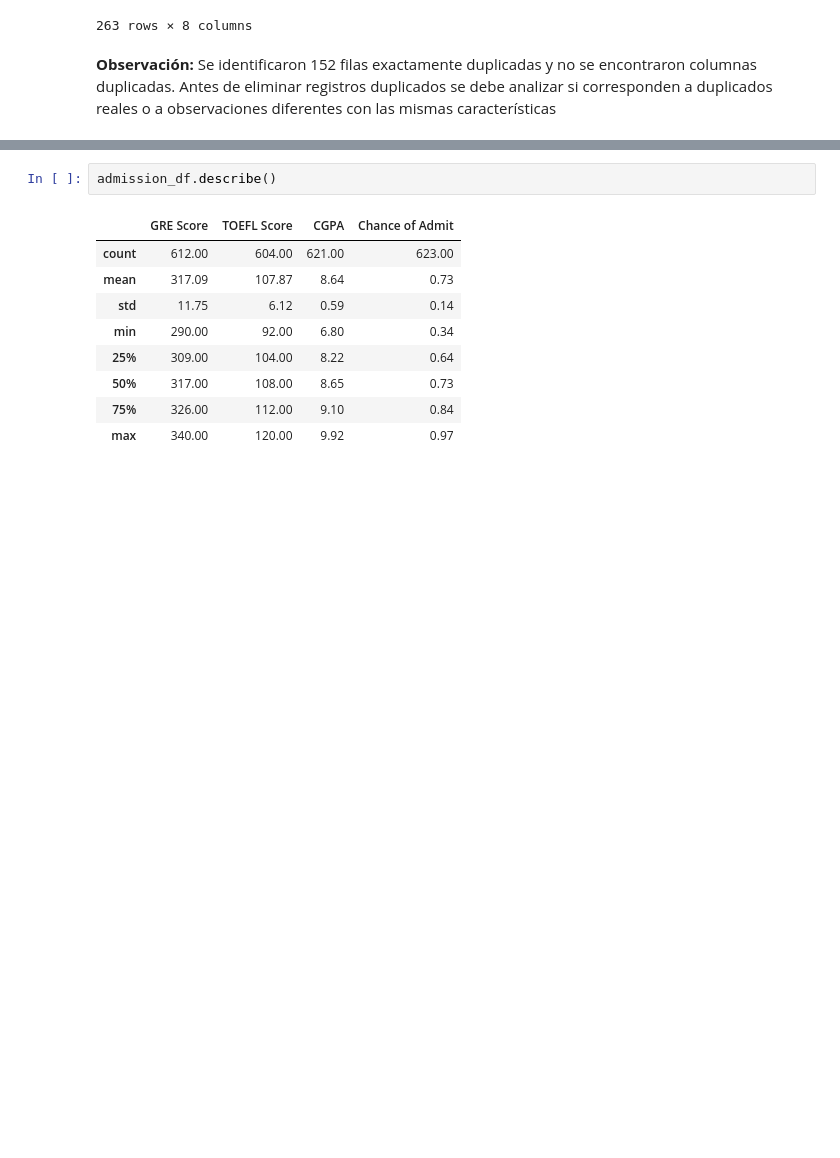
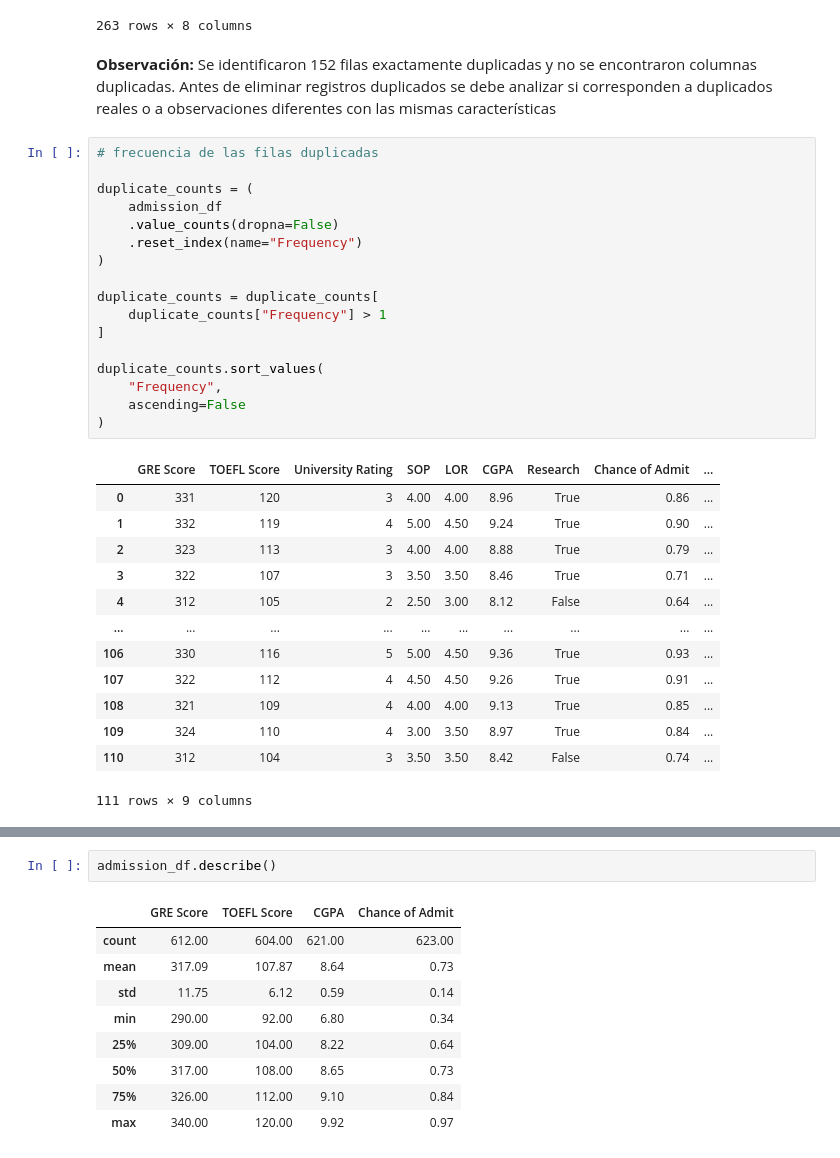
Before and after one commit to mariacamilasepulvedatorres-bit/CDP_ADMISIONES, a Jupyter notebook: notebooks/3-analysis/03.Analisis_univariable_MCST_2026_08_21.ipynb, the cells around one changed output, grey strips where cells are left out. Cells and saved outputs as stored; diff of their text form; blank space fills up the shorter version.

```diff
--- a/notebooks/3-analysis/03.Analisis_univariable_MCST_2026_08_21.ipynb
+++ b/notebooks/3-analysis/03.Analisis_univariable_MCST_2026_08_21.ipynb
@@ -154,3 +154,34 @@ admission_df[admission_df.duplicated(keep=False)].sort_values(
 263 rows × 8 columns
 # %% [markdown]
 **Observación:** Se identificaron 152 filas exactamente duplicadas y no se encontraron columnas duplicadas. Antes de eliminar registros duplicados se debe analizar si corresponden a duplicados reales o a observaciones diferentes con las mismas características
+# %%
+# frecuencia de las filas duplicadas
+
+duplicate_counts = (
+    admission_df
+    .value_counts(dropna=False)
+    .reset_index(name="Frequency")
+)
+
+duplicate_counts = duplicate_counts[
+    duplicate_counts["Frequency"] > 1
+]
+
+duplicate_counts.sort_values(
+    "Frequency",
+    ascending=False
+)
+# %% [output]
+|  | GRE Score | TOEFL Score | University Rating | SOP | LOR | CGPA | Research | Chance of Admit | ... |
+| 0 | 331 | 120 | 3 | 4.00 | 4.00 | 8.96 | True | 0.86 | ... |
+| 1 | 332 | 119 | 4 | 5.00 | 4.50 | 9.24 | True | 0.90 | ... |
+| 2 | 323 | 113 | 3 | 4.00 | 4.00 | 8.88 | True | 0.79 | ... |
+| 3 | 322 | 107 | 3 | 3.50 | 3.50 | 8.46 | True | 0.71 | ... |
+| 4 | 312 | 105 | 2 | 2.50 | 3.00 | 8.12 | False | 0.64 | ... |
+| ... | ... | ... | ... | ... | ... | ... | ... | ... | ... |
+| 106 | 330 | 116 | 5 | 5.00 | 4.50 | 9.36 | True | 0.93 | ... |
+| 107 | 322 | 112 | 4 | 4.50 | 4.50 | 9.26 | True | 0.91 | ... |
+| 108 | 321 | 109 | 4 | 4.00 | 4.00 | 9.13 | True | 0.85 | ... |
+| 109 | 324 | 110 | 4 | 3.00 | 3.50 | 8.97 | True | 0.84 | ... |
+| 110 | 312 | 104 | 3 | 3.50 | 3.50 | 8.42 | False | 0.74 | ... |
+111 rows × 9 columns
```
Also changed, not shown: parts of 4 cells of this notebook.
